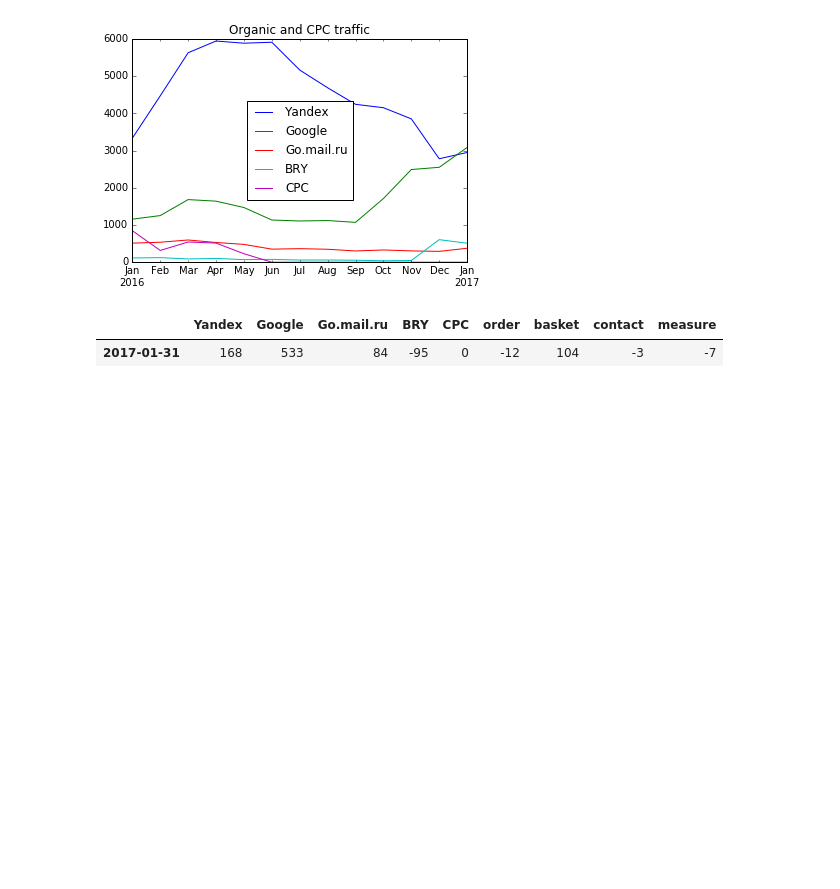
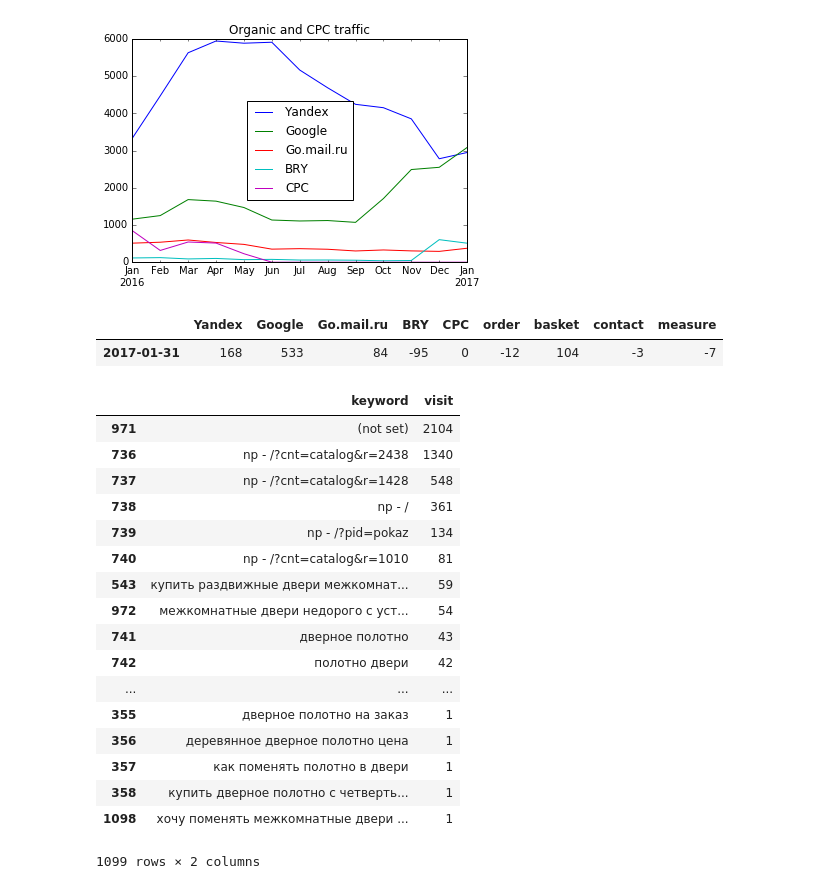
Before and after one commit to robosnob/took-took.ru, a Jupyter notebook: Reports/Took-Took.ru.ipynb, the cells around one changed output. Drawn from its saved outputs; the diff is of its cells as text; code cells hidden in the pictures; blank space fills up the shorter version.

Commit message:
add data table

```diff
--- a/Reports/Took-Took.ru.ipynb
+++ b/Reports/Took-Took.ru.ipynb
@@ -57,0 +60,21 @@ rep_diff[curr_month:].astype(int) # разница между предыдущи
+# %%
+data[['keyword', 'visit']].sort_values(by='visit', ascending=False)
+# %% [output]
+|  | keyword | visit |
+| 971 | (not set) | 2104 |
+| 736 | np - /?cnt=catalog&r=2438 | 1340 |
+| 737 | np - /?cnt=catalog&r=1428 | 548 |
+| 738 | np - / | 361 |
+| 739 | np - /?pid=pokaz | 134 |
+| 740 | np - /?cnt=catalog&r=1010 | 81 |
+| 543 | купить раздвижные двери межкомнат... | 59 |
+| 972 | межкомнатные двери недорого с уст... | 54 |
+| 741 | дверное полотно | 43 |
+| 742 | полотно двери | 42 |
+| ... | ... | ... |
+| 355 | дверное полотно на заказ | 1 |
+| 356 | деревянное дверное полотно цена | 1 |
+| 357 | как поменять полотно в двери | 1 |
+| 358 | купить дверное полотно с четверть... | 1 |
+| 1098 | хочу поменять межкомнатные двери ... | 1 |
+1099 rows × 2 columns
```
Also changed, not shown: parts of 1 cell of this notebook, 1 other file.
